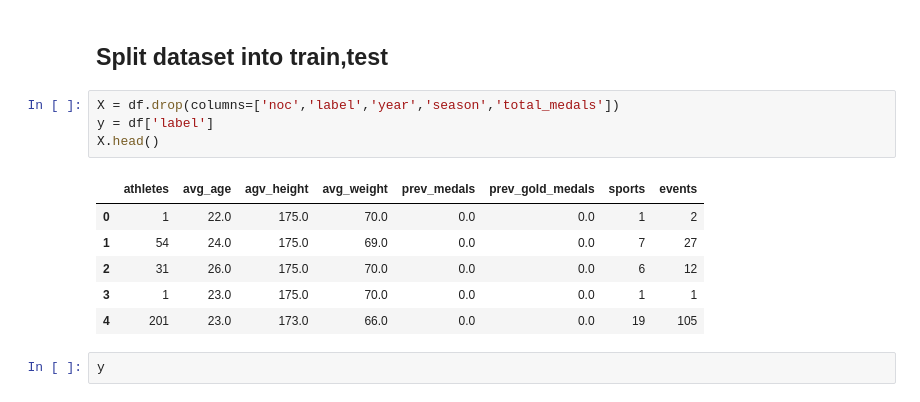
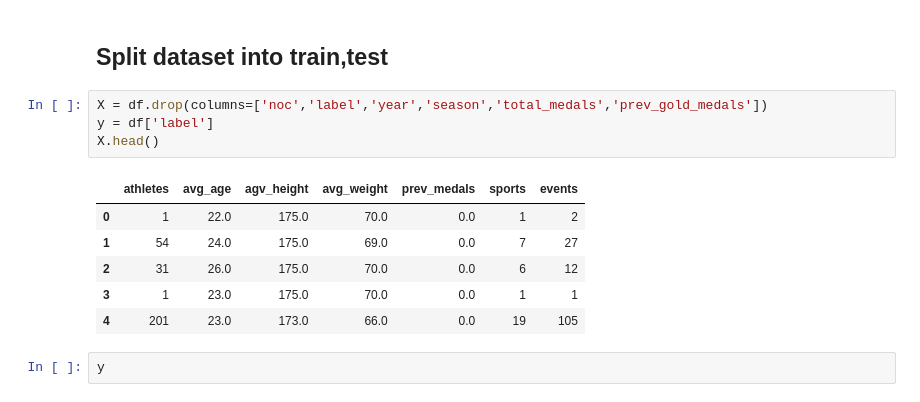
Before and after one commit to marshaale/olympic_medals_prediction, a Jupyter notebook: notebooks/classification.ipynb, the cells around one changed output. Drawn from its saved outputs; the diff is of its cells as text.

```diff
--- a/notebooks/classification.ipynb
+++ b/notebooks/classification.ipynb
@@ -134,16 +134,16 @@ df[df['label'] == 0]
 # %% [markdown]
 ## Split dataset into train,test
 # %%
-X = df.drop(columns=['noc','label','year','season','total_medals'])
+X = df.drop(columns=['noc','label','year','season','total_medals','prev_gold_medals'])
 y = df['label']
 X.head()
 # %% [output]
-|  | athletes | avg_age | agv_height | avg_weight | prev_medals | prev_gold_medals | sports | events |
-| 0 | 1 | 22.0 | 175.0 | 70.0 | 0.0 | 0.0 | 1 | 2 |
-| 1 | 54 | 24.0 | 175.0 | 69.0 | 0.0 | 0.0 | 7 | 27 |
-| 2 | 31 | 26.0 | 175.0 | 70.0 | 0.0 | 0.0 | 6 | 12 |
-| 3 | 1 | 23.0 | 175.0 | 70.0 | 0.0 | 0.0 | 1 | 1 |
-| 4 | 201 | 23.0 | 173.0 | 66.0 | 0.0 | 0.0 | 19 | 105 |
+|  | athletes | avg_age | agv_height | avg_weight | prev_medals | sports | events |
+| 0 | 1 | 22.0 | 175.0 | 70.0 | 0.0 | 1 | 2 |
+| 1 | 54 | 24.0 | 175.0 | 69.0 | 0.0 | 7 | 27 |
+| 2 | 31 | 26.0 | 175.0 | 70.0 | 0.0 | 6 | 12 |
+| 3 | 1 | 23.0 | 175.0 | 70.0 | 0.0 | 1 | 1 |
+| 4 | 201 | 23.0 | 173.0 | 66.0 | 0.0 | 19 | 105 |
 # %%
 y
 # %% [output]
```
Also changed, not shown: parts of 16 cells of this notebook, 2 other files.
